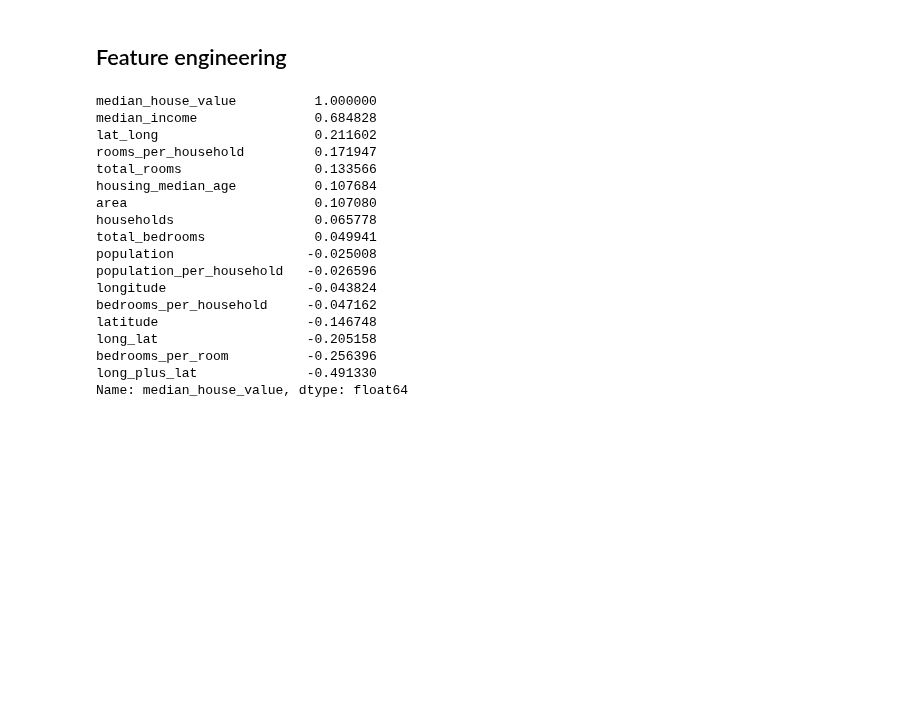
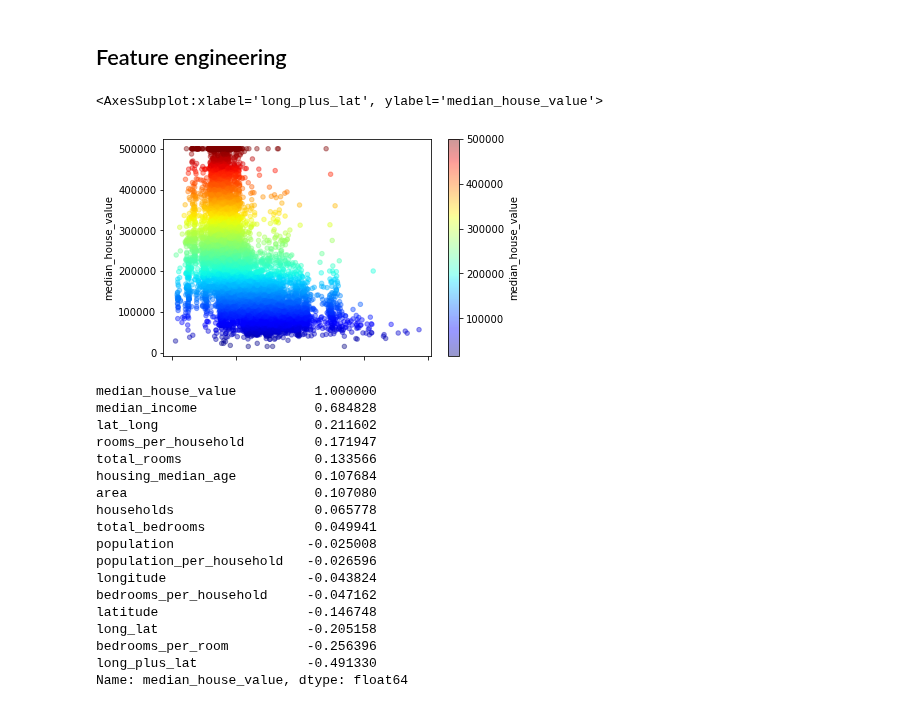
Before and after one commit to MrHencke/DAT158-ML-Oblig1, a Jupyter notebook: notebooks/california_housing.ipynb, the cells around one changed output. Drawn from its saved outputs; the diff is of its cells as text; code cells hidden in the pictures; blank space fills up the shorter version.

Commit message:
long_plus_lat scatter

```diff
--- a/notebooks/california_housing.ipynb
+++ b/notebooks/california_housing.ipynb
@@ -255,6 +255,11 @@ temp_train["long_plus_lat"] = train["longitude"] + train["latitude"]
 temp_train["bedrooms_per_household"] = train["total_bedrooms"]/train["households"]
 temp_train["long_lat"] = train["longitude"]/train["latitude"]
 temp_train["lat_long"] = train["latitude"]/train["longitude"]
+# %%
+temp_train.plot(kind="scatter", x="long_plus_lat", y="median_house_value", c="median_house_value",alpha=0.4, cmap=plt.get_cmap("jet"), colorbar=True)
+# %% [output]
+<AxesSubplot:xlabel='long_plus_lat', ylabel='median_house_value'>
+[figure, added]
 # %%
 corr_matrix = temp_train.corr()
 corr_matrix["median_house_value"].sort_values(ascending=False)
```
